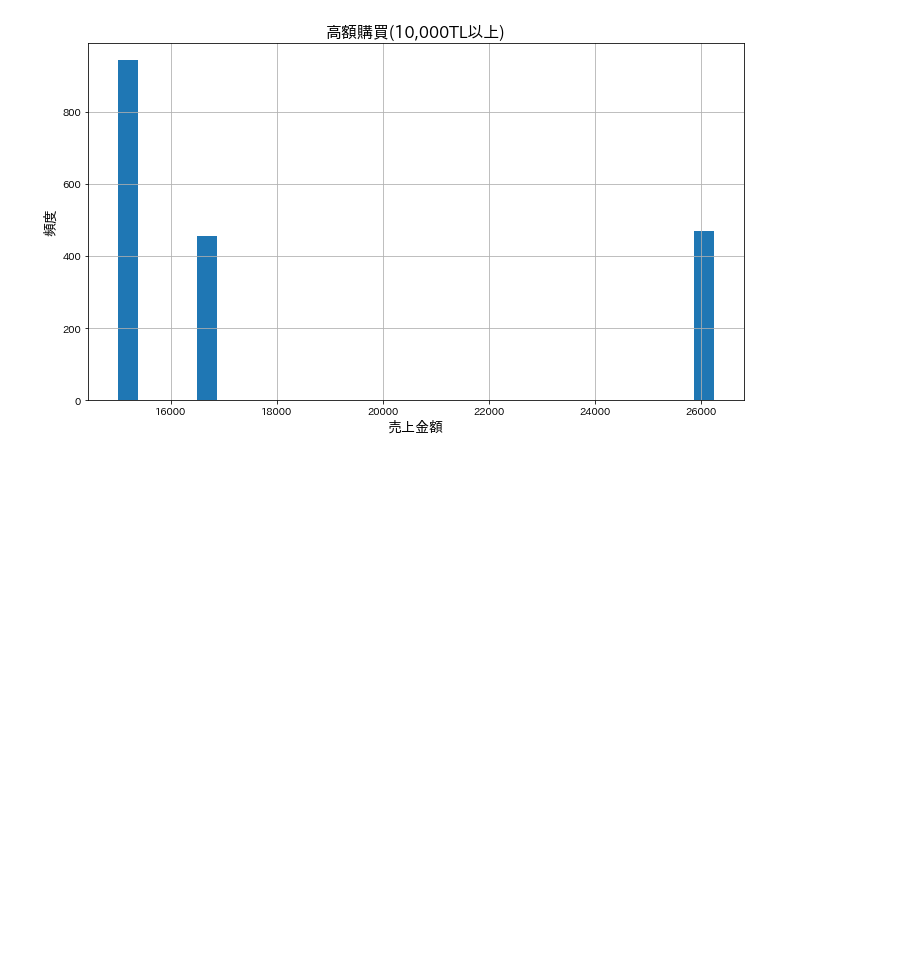
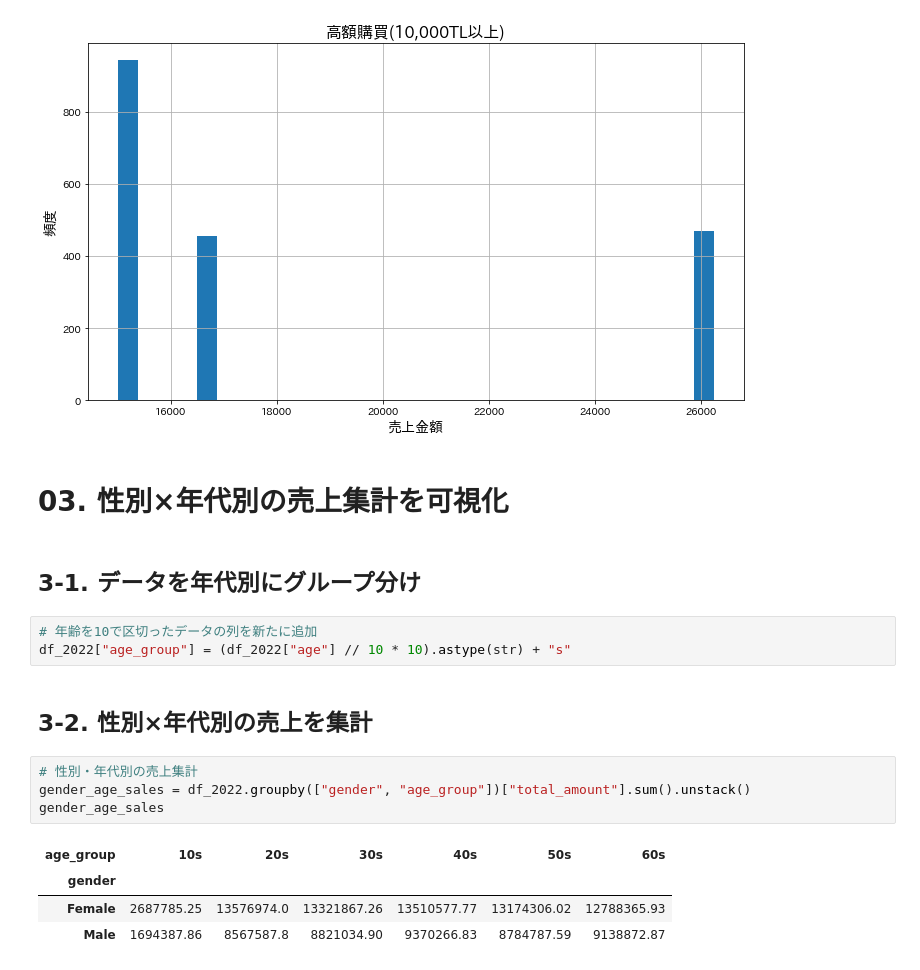
Before and after one commit to toshizu/retail_sales_2022, a Jupyter notebook: script/01_retail_sales_2022_analysis.ipynb, the cells around one changed output. Saved outputs shown, nothing was run; the diff lists cells and outputs as text; blank space fills up the shorter version.

```diff
--- a/script/01_retail_sales_2022_analysis.ipynb
+++ b/script/01_retail_sales_2022_analysis.ipynb
@@ -167,3 +167,21 @@ plt.tight_layout()
 plt.show()
 # %% [output]
 [figure]
+# %% [markdown]
+# 03. 性別×年代別の売上集計を可視化
+# %% [markdown]
+## 3-1. データを年代別にグループ分け
+# %%
+# 年齢を10で区切ったデータの列を新たに追加
+df_2022["age_group"] = (df_2022["age"] // 10 * 10).astype(str) + "s"
+# %% [markdown]
+## 3-2. 性別×年代別の売上を集計
+# %%
+# 性別・年代別の売上集計
+gender_age_sales = df_2022.groupby(["gender", "age_group"])["total_amount"].sum().unstack()
+gender_age_sales
+# %% [output]
+| age_group | 10s | 20s | 30s | 40s | 50s | 60s |
+| gender |  |  |  |  |  |  |
+| Female | 2687785.25 | 13576974.0 | 13321867.26 | 13510577.77 | 13174306.02 | 12788365.93 |
+| Male | 1694387.86 | 8567587.8 | 8821034.90 | 9370266.83 | 8784787.59 | 9138872.87 |
```
Also changed, not shown: parts of 5 cells of this notebook.
